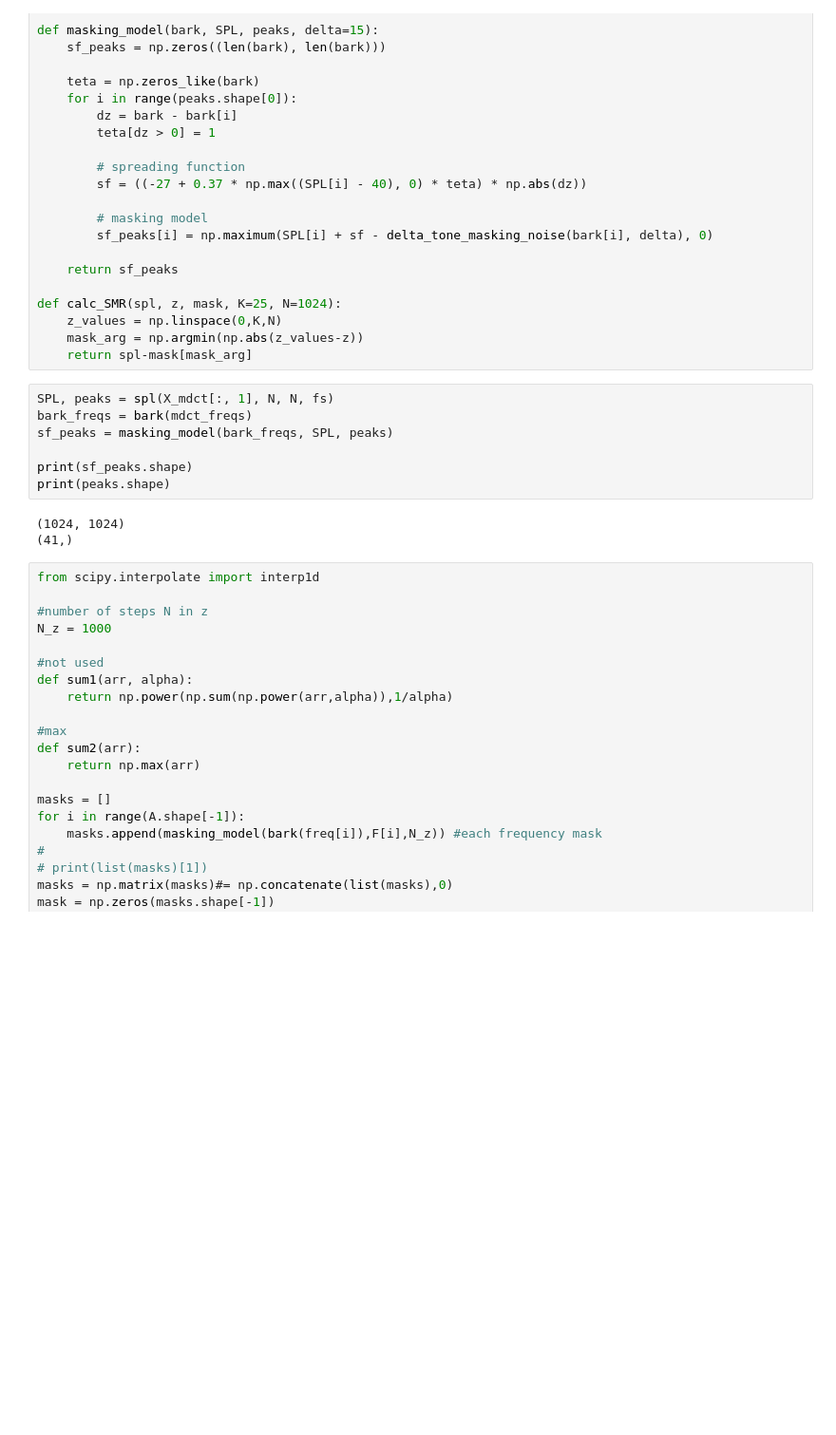
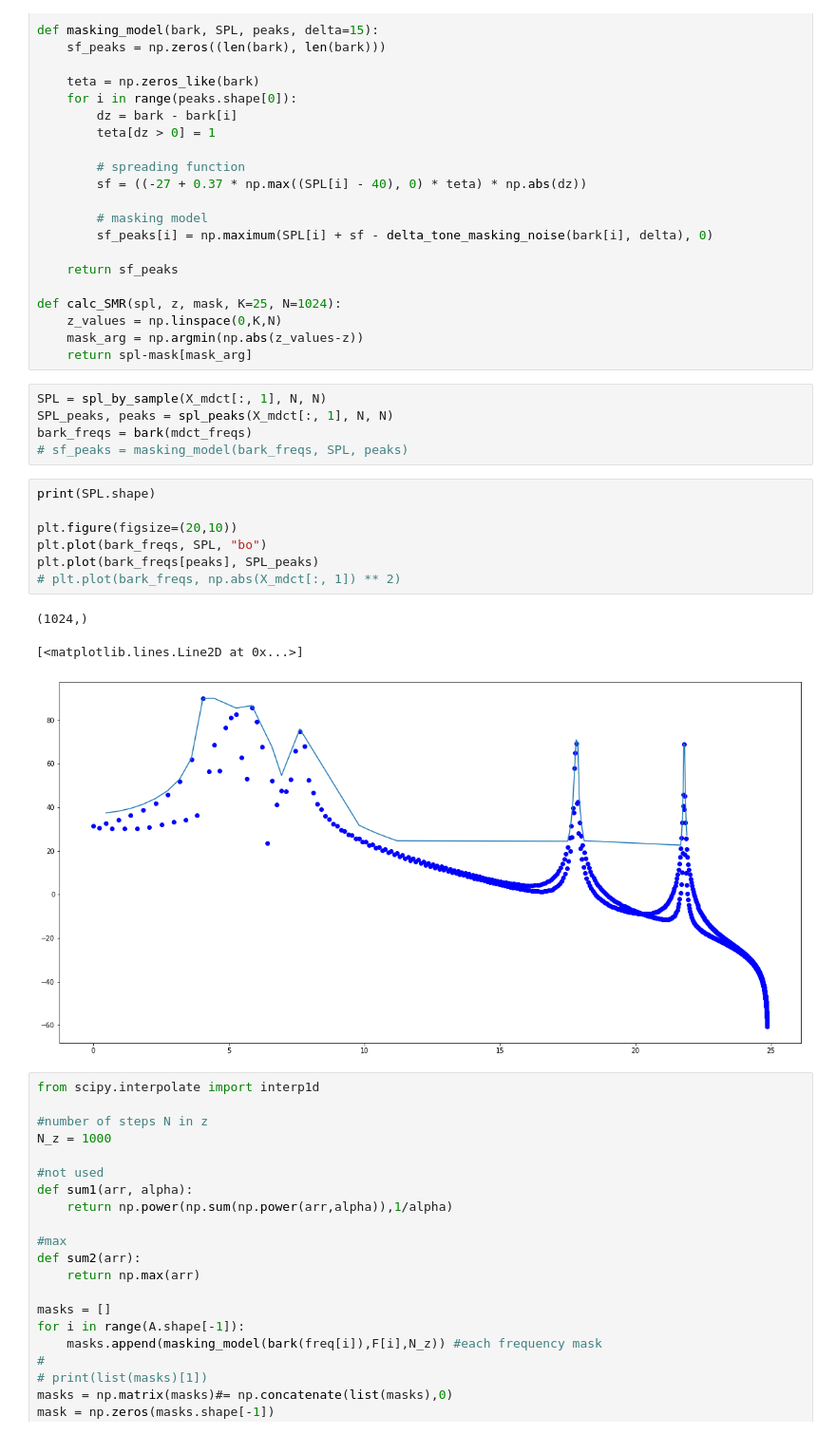
Before and after one commit to guedes-joaofelipe/CPE793-topics-in-audio-codification, a Jupyter notebook: exercises/chap08/ex-8-9-pos-aula.ipynb, the cells around one changed output. Shown: that part at 95% size. Drawn from its saved outputs; the diff is of its cells as text; blank space fills up the shorter version.

```diff
--- a/exercises/chap08/ex-8-9-pos-aula.ipynb
+++ b/exercises/chap08/ex-8-9-pos-aula.ipynb
@@ -426,15 +461,21 @@ def calc_SMR(spl, z, mask, K=25, N=1024):
     mask_arg = np.argmin(np.abs(z_values-z))
     return spl-mask[mask_arg]
 # %%
-SPL, peaks = spl(X_mdct[:, 1], N, N, fs)
+SPL = spl_by_sample(X_mdct[:, 1], N, N)
+SPL_peaks, peaks = spl_peaks(X_mdct[:, 1], N, N)
 bark_freqs = bark(mdct_freqs)
-sf_peaks = masking_model(bark_freqs, SPL, peaks)
-
-print(sf_peaks.shape)
-print(peaks.shape)
+# sf_peaks = masking_model(bark_freqs, SPL, peaks)
-# %% [output]
-(1024, 1024)
-(41,)
+# %%
+print(SPL.shape)
+
+plt.figure(figsize=(20,10))
+plt.plot(bark_freqs, SPL, "bo")
+plt.plot(bark_freqs[peaks], SPL_peaks)
+# plt.plot(bark_freqs, np.abs(X_mdct[:, 1]) ** 2)
+# %% [output]
+(1024,)
+[<matplotlib.lines.Line2D at 0x...>]
+[figure, added]
 # %%
 from scipy.interpolate import interp1d
 
```
Also changed, not shown: parts of 2 cells of this notebook, 4 other files.
